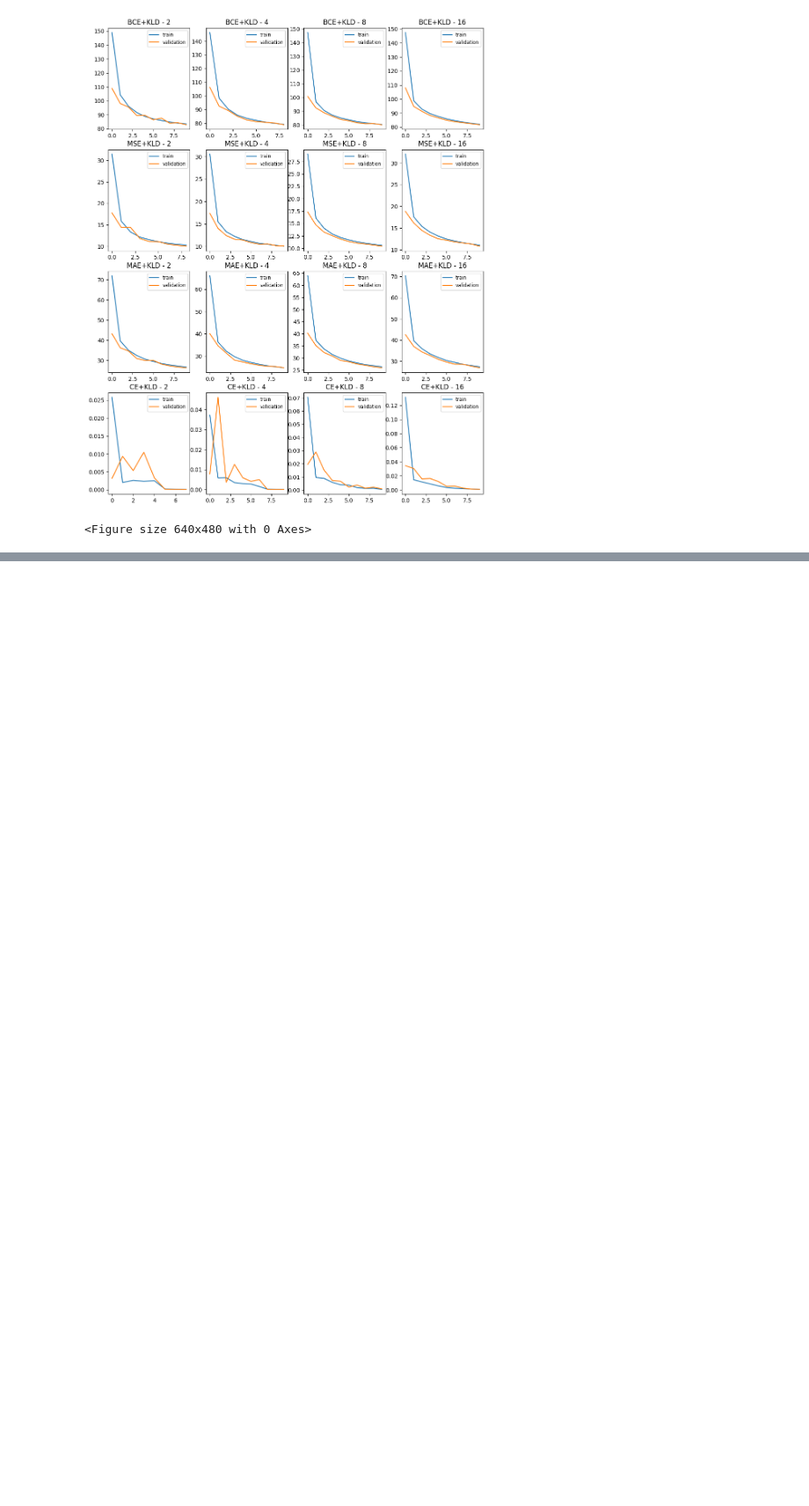
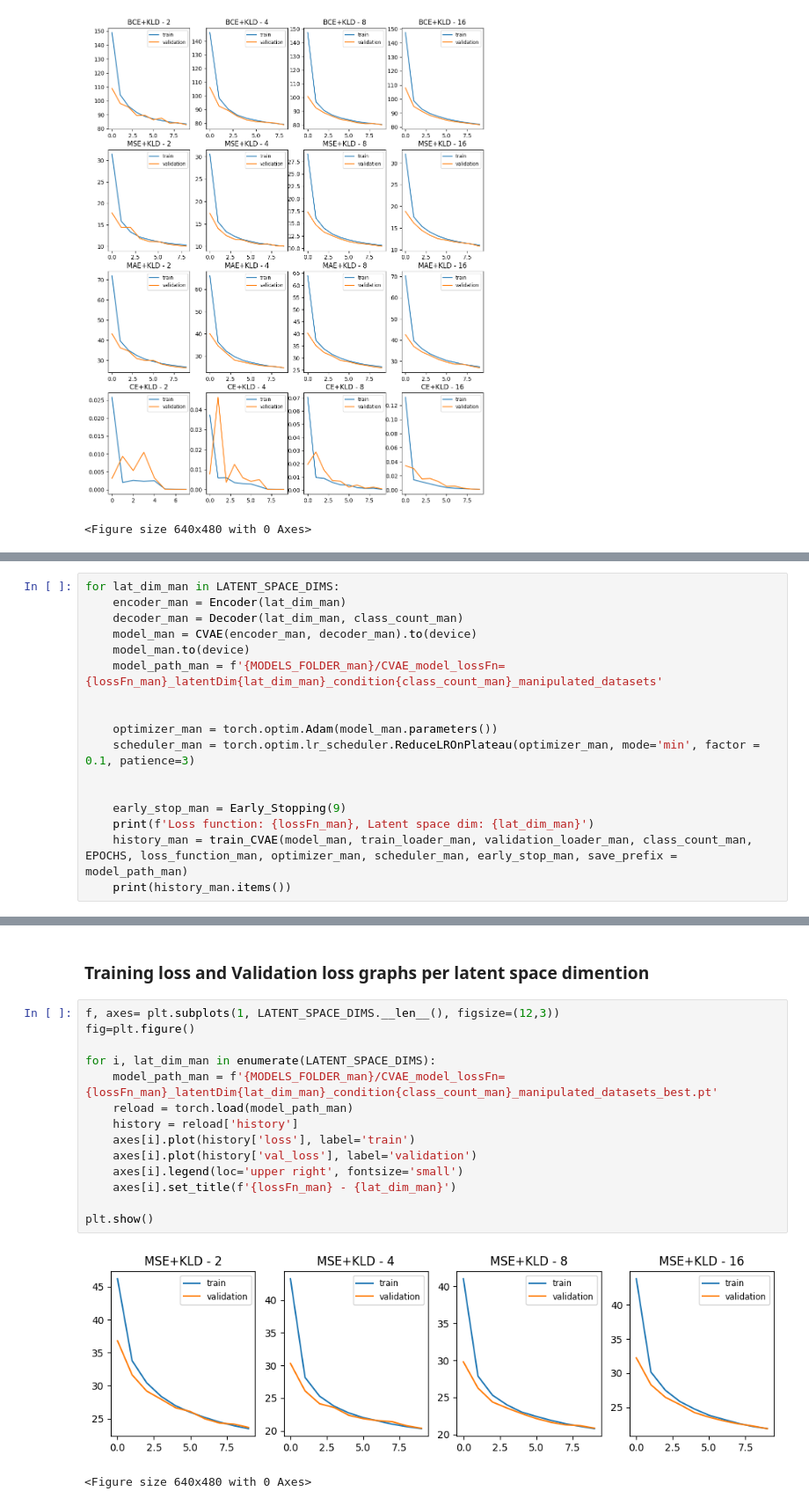
Before and after one commit to EduardoPer/VC_INDIVIDUAL, a Jupyter notebook: vc_individual_pg53797.ipynb, the cells around one changed output, grey strips where cells are left out. Shown at 88% size. Cells and saved outputs as stored; diff of their text form; blank space fills up the shorter version.

```diff
--- a/vc_individual_pg53797.ipynb
+++ b/vc_individual_pg53797.ipynb
@@ -614,0 +784,17 @@ for lossFn, loss_function in loss_functions_list.items():
+# %%
+for lat_dim_man in LATENT_SPACE_DIMS:
+    encoder_man = Encoder(lat_dim_man)
+    decoder_man = Decoder(lat_dim_man, class_count_man)
+    model_man = CVAE(encoder_man, decoder_man).to(device)
+    model_man.to(device)
+    model_path_man = f'{MODELS_FOLDER_man}/CVAE_model_lossFn={lossFn_man}_latentDim{lat_dim_man}_condition{class_count_man}_manipulated_datasets'
+
+
+    optimizer_man = torch.optim.Adam(model_man.parameters())
+    scheduler_man = torch.optim.lr_scheduler.ReduceLROnPlateau(optimizer_man, mode='min', factor = 0.1, patience=3)
+
+
+    early_stop_man = Early_Stopping(9)
+    print(f'Loss function: {lossFn_man}, Latent space dim: {lat_dim_man}')
+    history_man = train_CVAE(model_man, train_loader_man, validation_loader_man, class_count_man, EPOCHS, loss_function_man, optimizer_man, scheduler_man, early_stop_man, save_prefix = model_path_man)
+    print(history_man.items())
@@ -614,0 +818,19 @@ for lossFn, loss_function in loss_functions_list.items():
+# %% [markdown]
+### Training loss and Validation loss graphs per latent space dimention
+# %%
+f, axes= plt.subplots(1, LATENT_SPACE_DIMS.__len__(), figsize=(12,3))
+fig=plt.figure()
+
+for i, lat_dim_man in enumerate(LATENT_SPACE_DIMS):
+    model_path_man = f'{MODELS_FOLDER_man}/CVAE_model_lossFn={lossFn_man}_latentDim{lat_dim_man}_condition{class_count_man}_manipulated_datasets_best.pt'
+    reload = torch.load(model_path_man)
+    history = reload['history']
+    axes[i].plot(history['loss'], label='train')
+    axes[i].plot(history['val_loss'], label='validation')
+    axes[i].legend(loc='upper right', fontsize='small')
+    axes[i].set_title(f'{lossFn_man} - {lat_dim_man}')
+
+plt.show()
+# %% [output]
+[figure, added]
+<Figure size 640x480 with 0 Axes>
```
Also changed, not shown: parts of 32 cells of this notebook, 4 other files.
